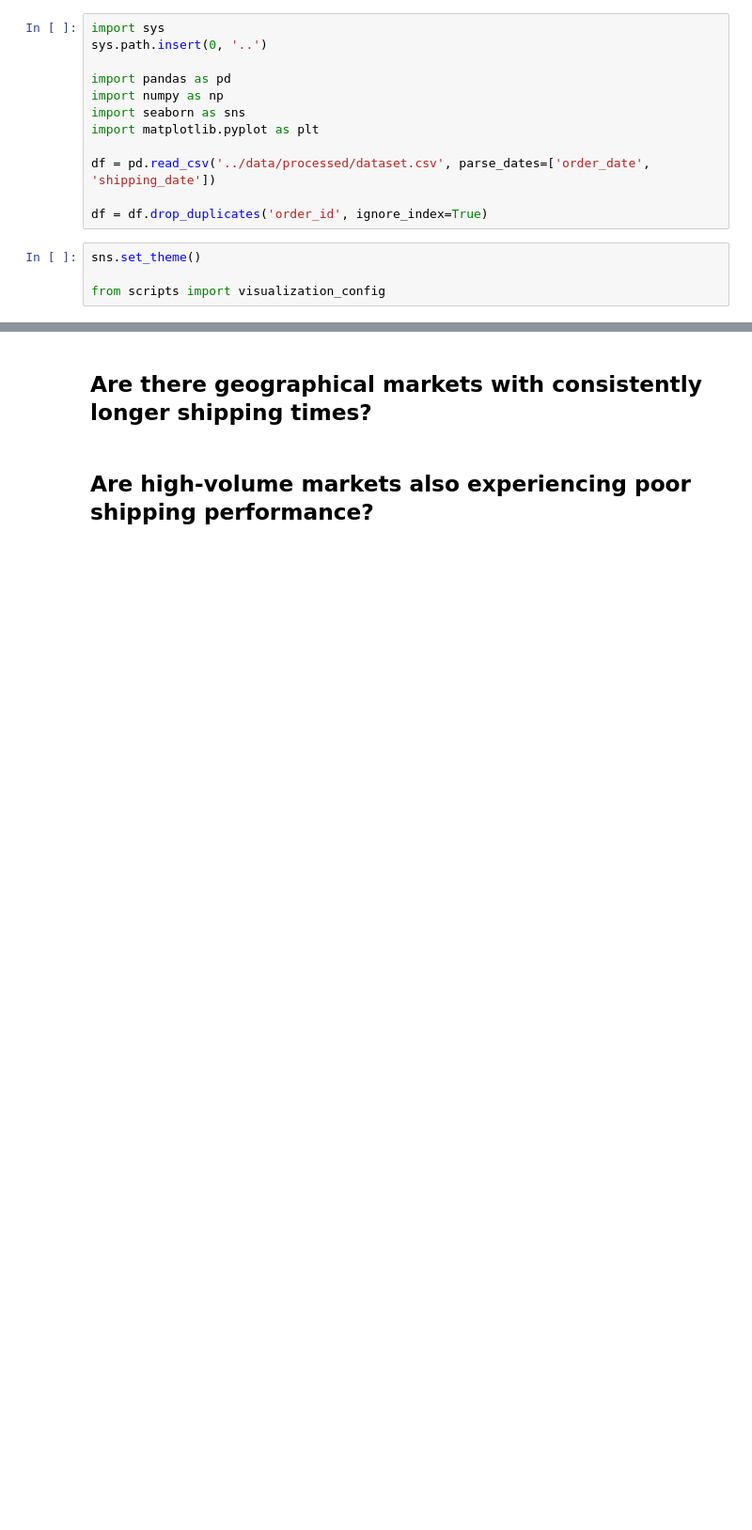
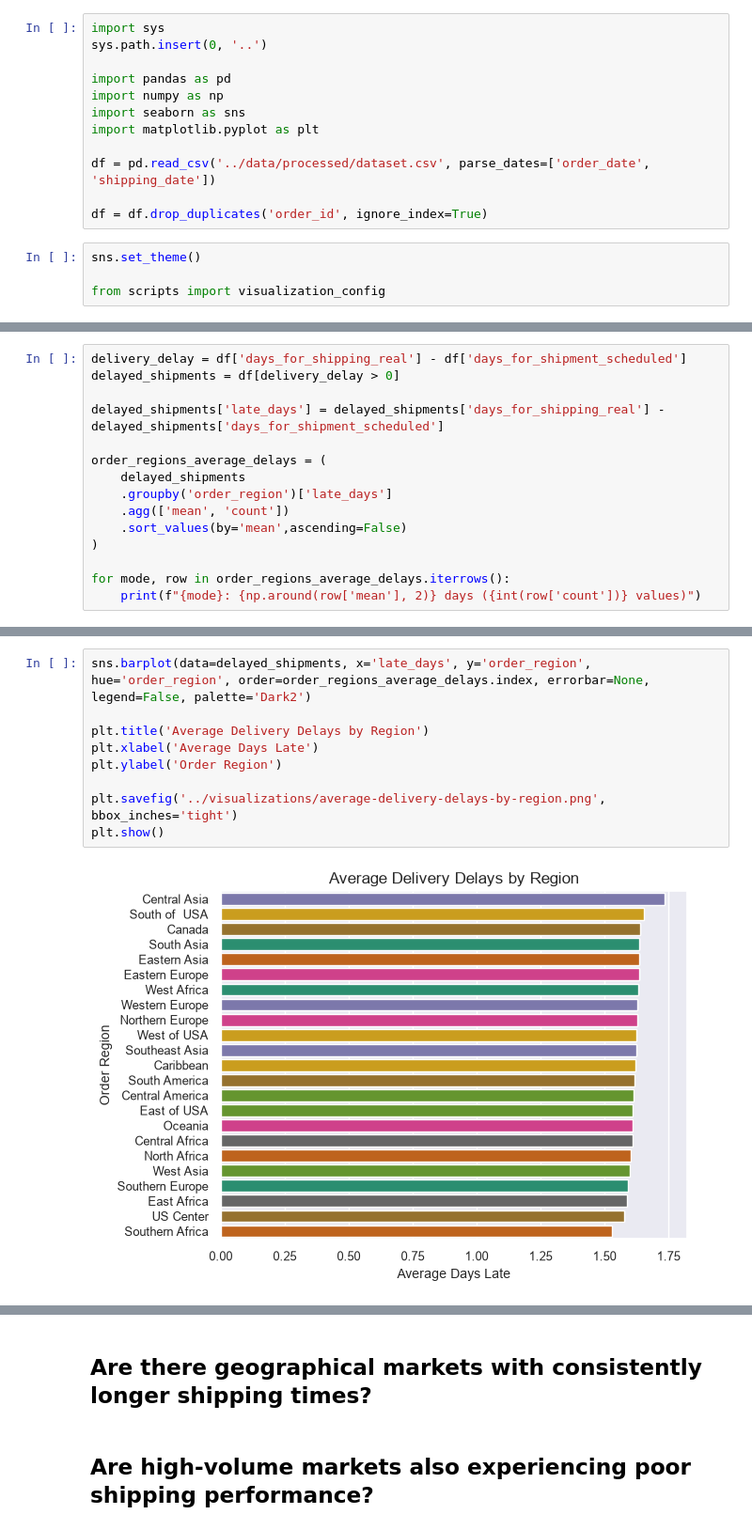
Before and after one commit to DimitarK13/smart-supply-chain, a Jupyter notebook: notebooks/04-geographic-performance-analysis.ipynb, the cells around one changed output, grey strips where cells are left out. Shown at 94% size. Drawn from its saved outputs; the diff is of its cells as text; blank space fills up the shorter version.

Commit message:
investigate regions with highest delivery delay rates

```diff
--- a/notebooks/04-geographic-performance-analysis.ipynb
+++ b/notebooks/04-geographic-performance-analysis.ipynb
@@ -20,0 +23,15 @@ from scripts import visualization_config
+# %%
+delivery_delay = df['days_for_shipping_real'] - df['days_for_shipment_scheduled']
+delayed_shipments = df[delivery_delay > 0]
+
+delayed_shipments['late_days'] = delayed_shipments['days_for_shipping_real'] - delayed_shipments['days_for_shipment_scheduled']
+
+order_regions_average_delays = (
+    delayed_shipments
+    .groupby('order_region')['late_days']
+    .agg(['mean', 'count'])
+    .sort_values(by='mean',ascending=False)
+)
+
+for mode, row in order_regions_average_delays.iterrows():
+    print(f"{mode}: {np.around(row['mean'], 2)} days ({int(row['count'])} values)")
@@ -20,0 +56,11 @@ from scripts import visualization_config
+# %%
+sns.barplot(data=delayed_shipments, x='late_days', y='order_region', hue='order_region', order=order_regions_average_delays.index, errorbar=None, legend=False, palette='Dark2')
+
+plt.title('Average Delivery Delays by Region')
+plt.xlabel('Average Days Late')
+plt.ylabel('Order Region')
+
+plt.savefig('../visualizations/average-delivery-delays-by-region.png', bbox_inches='tight')
+plt.show()
+# %% [output]
+[figure, added]
```
Also changed, not shown: parts of 3 cells of this notebook, 2 other files.
